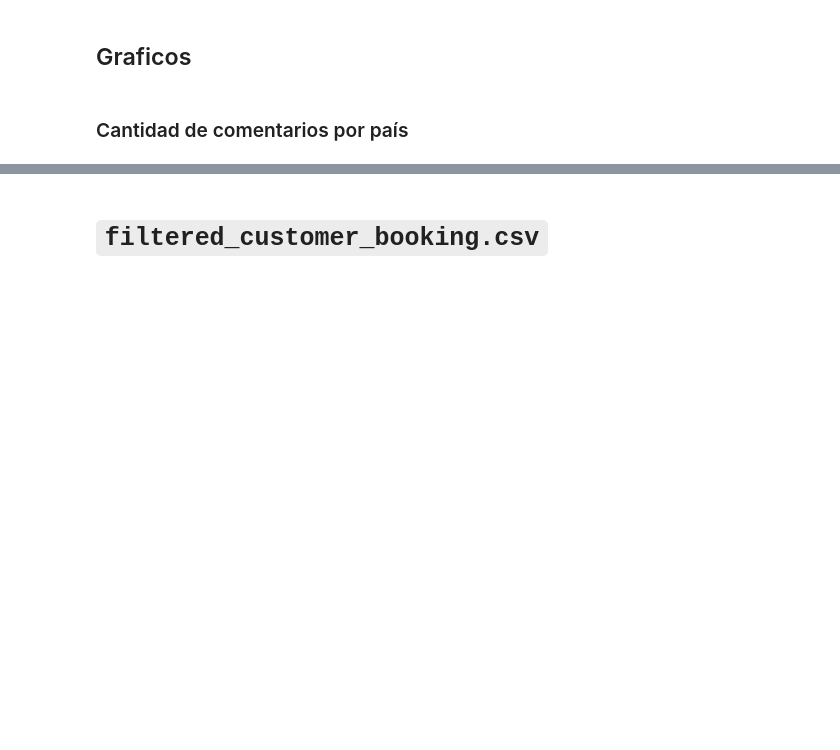
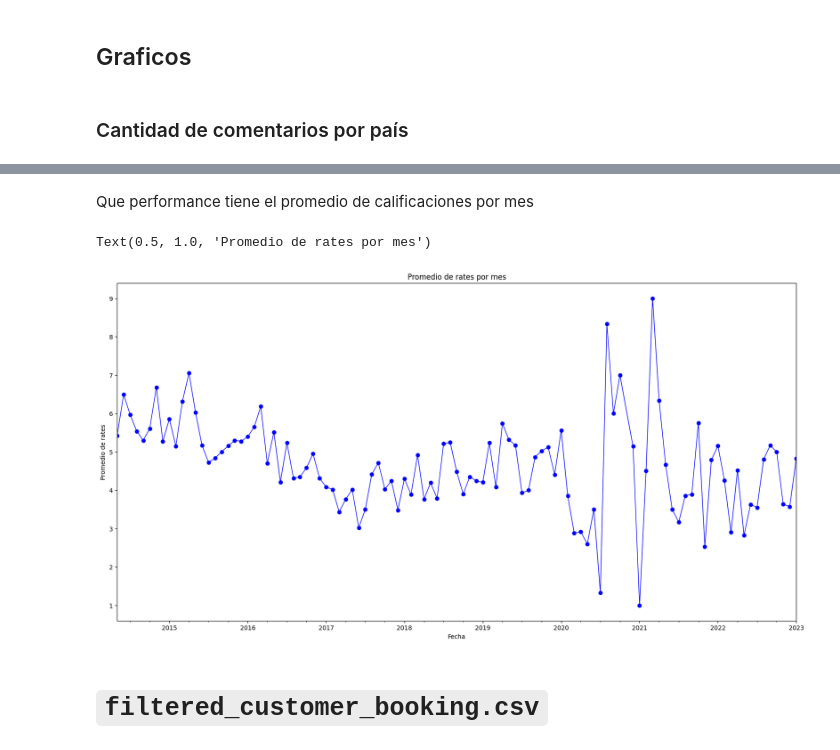
Before and after one commit to lcondoriz/tp1-orgaDatos, a Jupyter notebook: tp1.ipynb, the cells around one changed output, grey strips where cells are left out. Cells and saved outputs as stored; diff of their text form; code cells hidden in the pictures; blank space fills up the shorter version.

```diff
--- a/tp1.ipynb
+++ b/tp1.ipynb
@@ -227,3 +204,21 @@ plt.show()
+# %% [markdown]
+Que performance tiene el promedio de calificaciones por mes
+# %%
+# las review mejoraron a lo largo del tiempo
+fig, ax = plt.subplots(figsize=(20, 10))
+
+# usamos el promedio de rates por mes
+df_cleaned_reviews['month'] = df_cleaned_reviews['date'].dt.to_period('M')
+average_rates_per_month = df_cleaned_reviews.groupby('month')['rates'].mean()
+
+average_rates_per_month.plot(ax=ax, color='blue', marker='o', linestyle='-', linewidth=1, markersize=6)
+
+ax.set_xlabel('Fecha')
+ax.set_ylabel('Promedio de rates')
+ax.set_title('Promedio de rates por mes')
+# %% [output]
+Text(0.5, 1.0, 'Promedio de rates por mes')
+[figure, added]
 # %% [markdown]
 # `filtered_customer_booking.csv`
 # %% [markdown]
```
Also changed, not shown: parts of 38 cells of this notebook, 4 other files.
